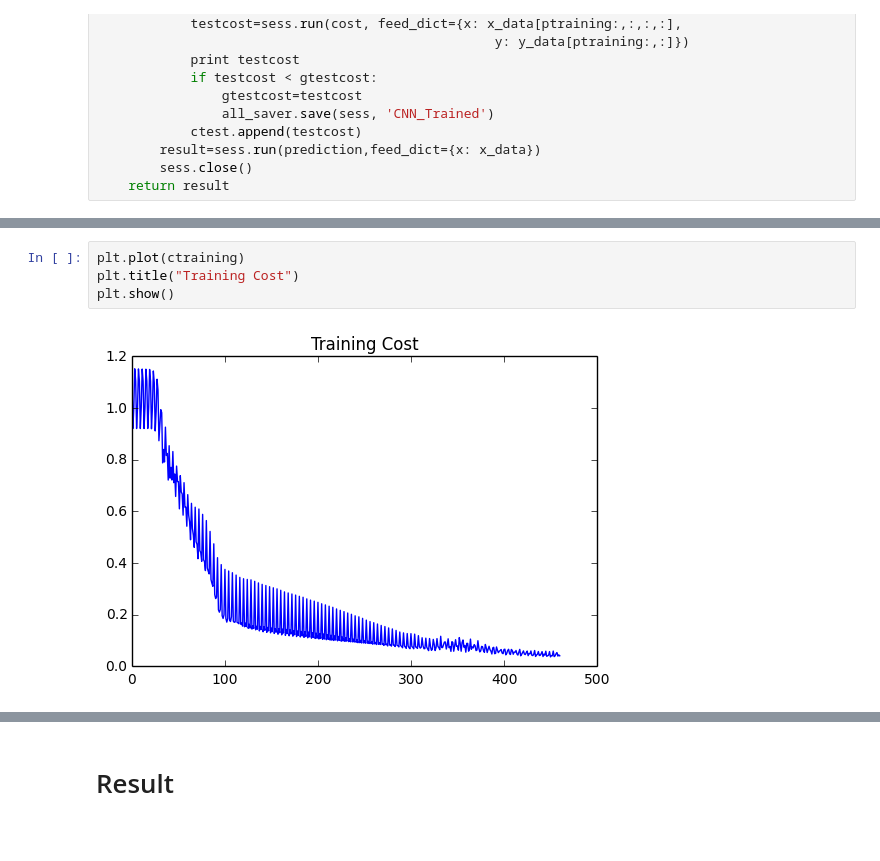
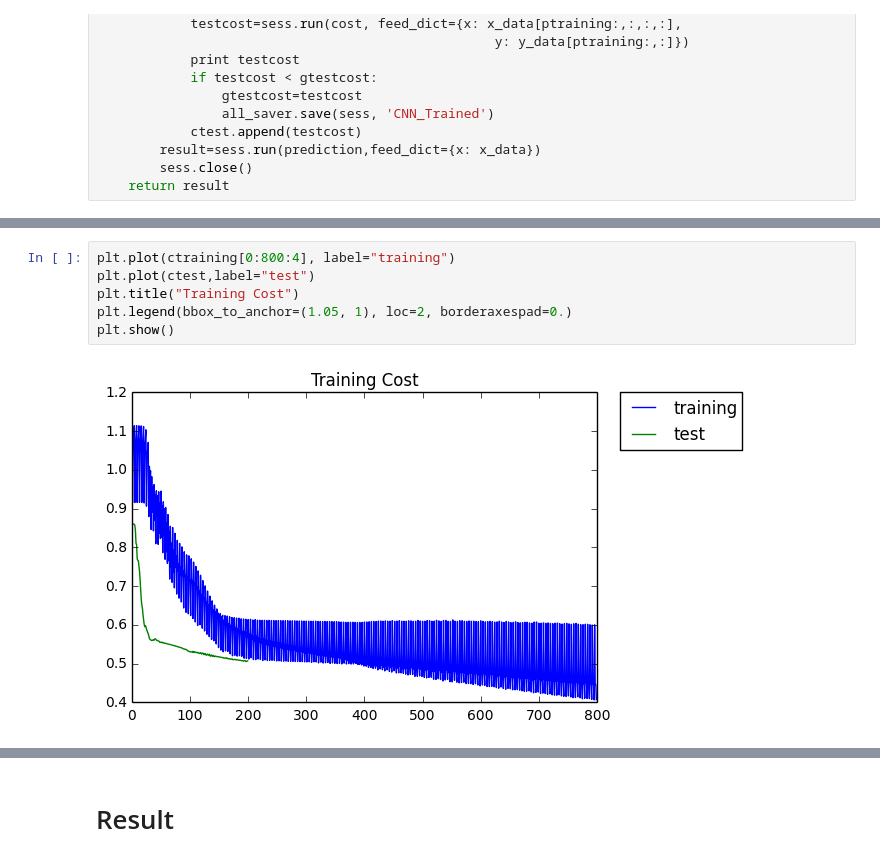
Before and after one commit to lambdamore/TensorFlow, a Jupyter notebook: CNN_Reprojection.ipynb, the cells around one changed output, grey strips where cells are left out. Cells and saved outputs as stored; diff of their text form.

```diff
--- a/CNN_Reprojection.ipynb
+++ b/CNN_Reprojection.ipynb
@@ -146,6 +142,8 @@ plt.show()
 # %%
-plt.plot(ctraining)
+plt.plot(ctraining[0:800:4], label="training")
+plt.plot(ctest,label="test")
 plt.title("Training Cost")
+plt.legend(bbox_to_anchor=(1.05, 1), loc=2, borderaxespad=0.)
 plt.show()
 # %% [output]
-[figure, old version]
+[figure, new version]
```
Also changed, not shown: parts of 11 cells of this notebook, 2 other files.
